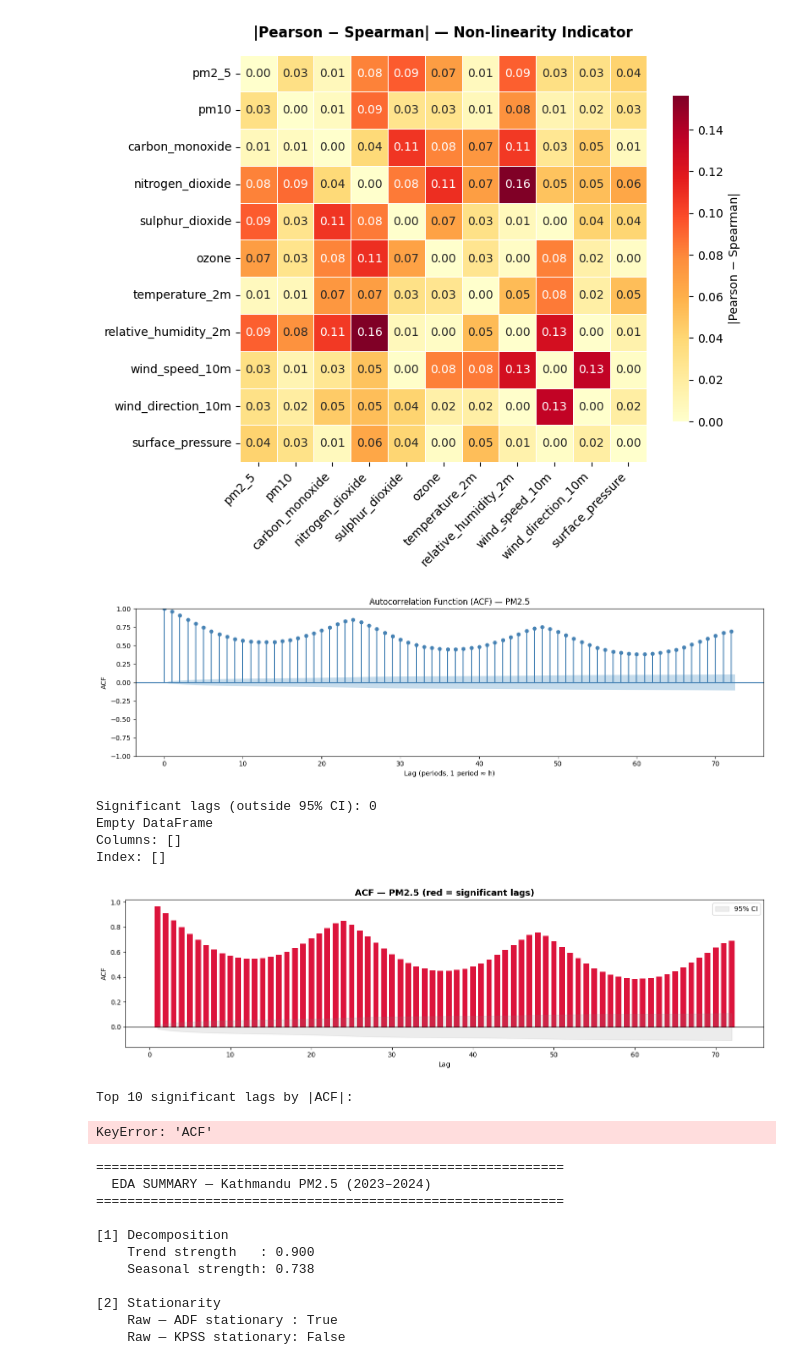
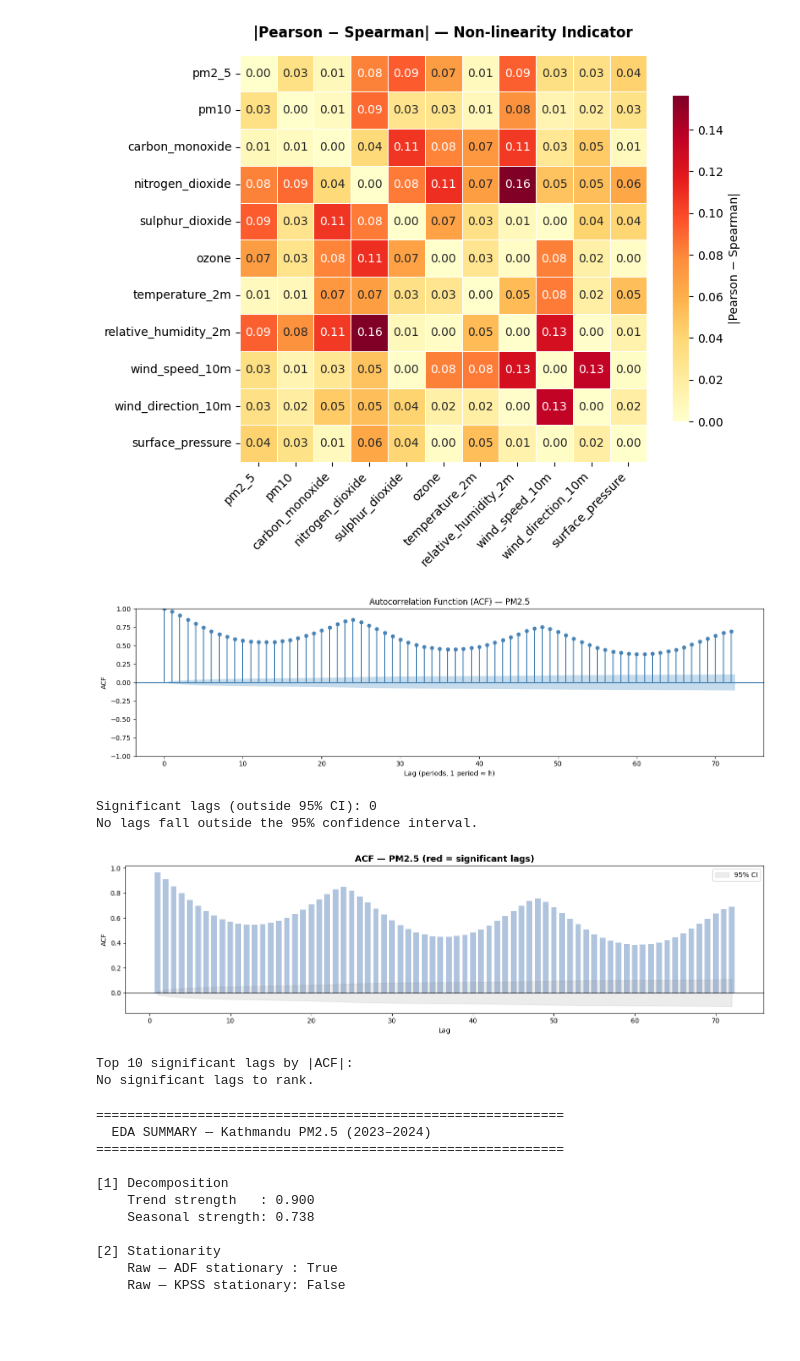
Before and after one commit to adarsha-7/pm25-forecasting, a Jupyter notebook: notebooks/eda/phase_2/15_to_21.ipynb, the cells around one changed output. Drawn from its saved outputs; the diff is of its cells as text; code cells hidden in the pictures; blank space fills up the shorter version.

```diff
--- a/notebooks/eda/phase_2/15_to_21.ipynb
+++ b/notebooks/eda/phase_2/15_to_21.ipynb
@@ -335,7 +353,6 @@ plt.show()
 # ══════════════════════════════════════════════════════════════════════════════
 # 7. AUTOCORRELATION FUNCTION (ACF)
 # ══════════════════════════════════════════════════════════════════════════════
-
 MAX_LAGS = min(72, len(pm25_series) // 3)  # up to 72 hours for hourly data
 
 # statsmodels ACF plot
@@ -348,60 +365,71 @@ ax.set_ylabel('ACF')
 plt.tight_layout()
 plt.show()
 
-# Significant lags table
+# Compute ACF values and confidence intervals
 acf_values, conf_int = acf(pm25_series.dropna(), nlags=MAX_LAGS, alpha=0.05)
 
+# Significant lags table (skip lag 0, which is always 1.0)
 sig_lags = [
     {
         'Lag': i,
         'ACF': round(acf_values[i], 4),
         'CI Lower': round(conf_int[i, 0], 4),
         'CI Upper': round(conf_int[i, 1], 4),
     }
     for i in range(1, len(acf_values))
     if acf_values[i] > conf_int[i, 1] or acf_values[i] < conf_int[i, 0]
 ]
 
-sig_df = pd.DataFrame(sig_lags)
+# IMPORTANT: explicitly set columns so an empty result doesn't break downstream code
+sig_df = pd.DataFrame(sig_lags, columns=['Lag', 'ACF', 'CI Lower', 'CI Upper'])
+
 print(f'Significant lags (outside 95% CI): {len(sig_df)}')
-print(sig_df.head(20).to_string(index=False))
+if sig_df.empty:
+    print('No lags fall outside the 95% confidence interval.')
+else:
+    print(sig_df.head(20).to_string(index=False))
 
 # ACF bar chart coloured by significance
-lags_range     = np.arange(1, len(acf_values))
-threshold      = conf_int[1:, 1] - acf_values[1:]  # approximate symmetric CI width
-is_significant = np.abs(acf_values[1:]) > threshold
+lags_range = np.arange(1, len(acf_values))
+
+# Direct significance check against the actual CI bounds (more robust than a derived threshold)
+is_significant = (
+    (acf_values[1:] > conf_int[1:, 1]) |
+    (acf_values[1:] < conf_int[1:, 0])
+)
 
 fig, ax = plt.subplots(figsize=(14, 4))
 bar_colors = ['crimson' if s else 'lightsteelblue' for s in is_significant]
 ax.bar(lags_range, acf_values[1:], color=bar_colors, width=0.7)
 ax.fill_between(lags_range,
-                conf_int[1:, 0] - acf_values[1:],
-                conf_int[1:, 1] - acf_values[1:],
-                alpha=0.15, color='grey', label='95% CI')
+                 conf_int[1:, 0] - acf_values[1:],
+                 conf_int[1:, 1] - acf_values[1:],
+                 alpha=0.15, color='grey', label='95% CI')
 ax.axhline(0, color='black', linewidth=0.8)
 ax.set_xlabel('Lag')
 ax.set_ylabel('ACF')
 ax.set_title('ACF — PM2.5 (red = significant lags)', fontsize=13, fontweight='bold')
 ax.legend()
 plt.tight_layout()
 plt.show()
 
 print('\nTop 10 significant lags by |ACF|:')
-print(
-    sig_df.sort_values('ACF', key=abs, ascending=False)
-    .head(10)
-    .reset_index(drop=True)
-    .to_string(index=False)
-)
+if sig_df.empty:
+    print('No significant lags to rank.')
+else:
+    print(
+        sig_df.sort_values('ACF', key=abs, ascending=False)
+        .head(10)
+        .reset_index(drop=True)
+        .to_string(index=False)
+    )
 # %% [output]
 [figure]
 Significant lags (outside 95% CI): 0
-Empty DataFrame
-Columns: []
-Index: []
+No lags fall outside the 95% confidence interval.
-[figure, old version]
+[figure, new version]
 Top 10 significant lags by |ACF|:
+No significant lags to rank.
-KeyError: 'ACF'
 # %%
 # SUMMARY
 
```
Also changed, not shown: parts of 1 cell of this notebook.
